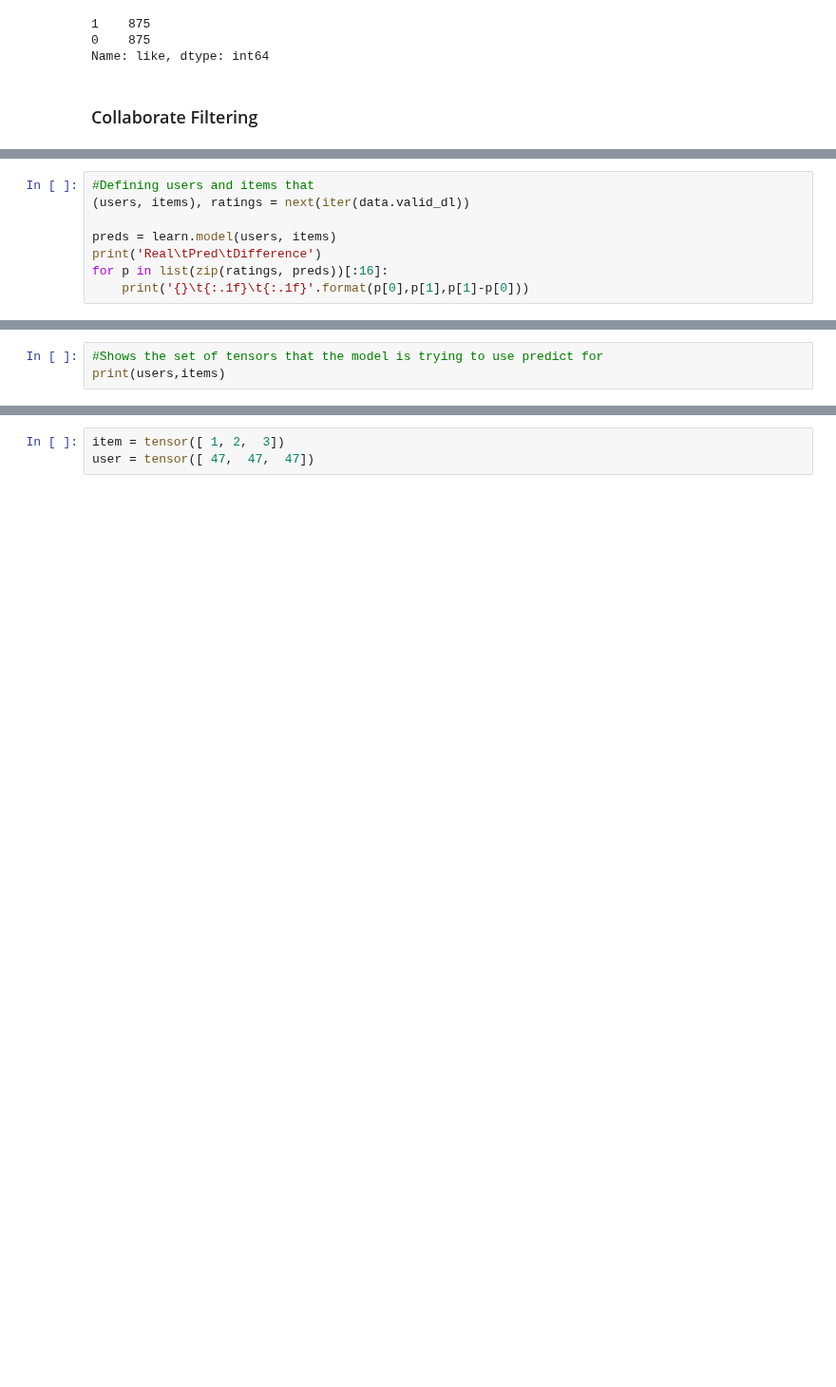
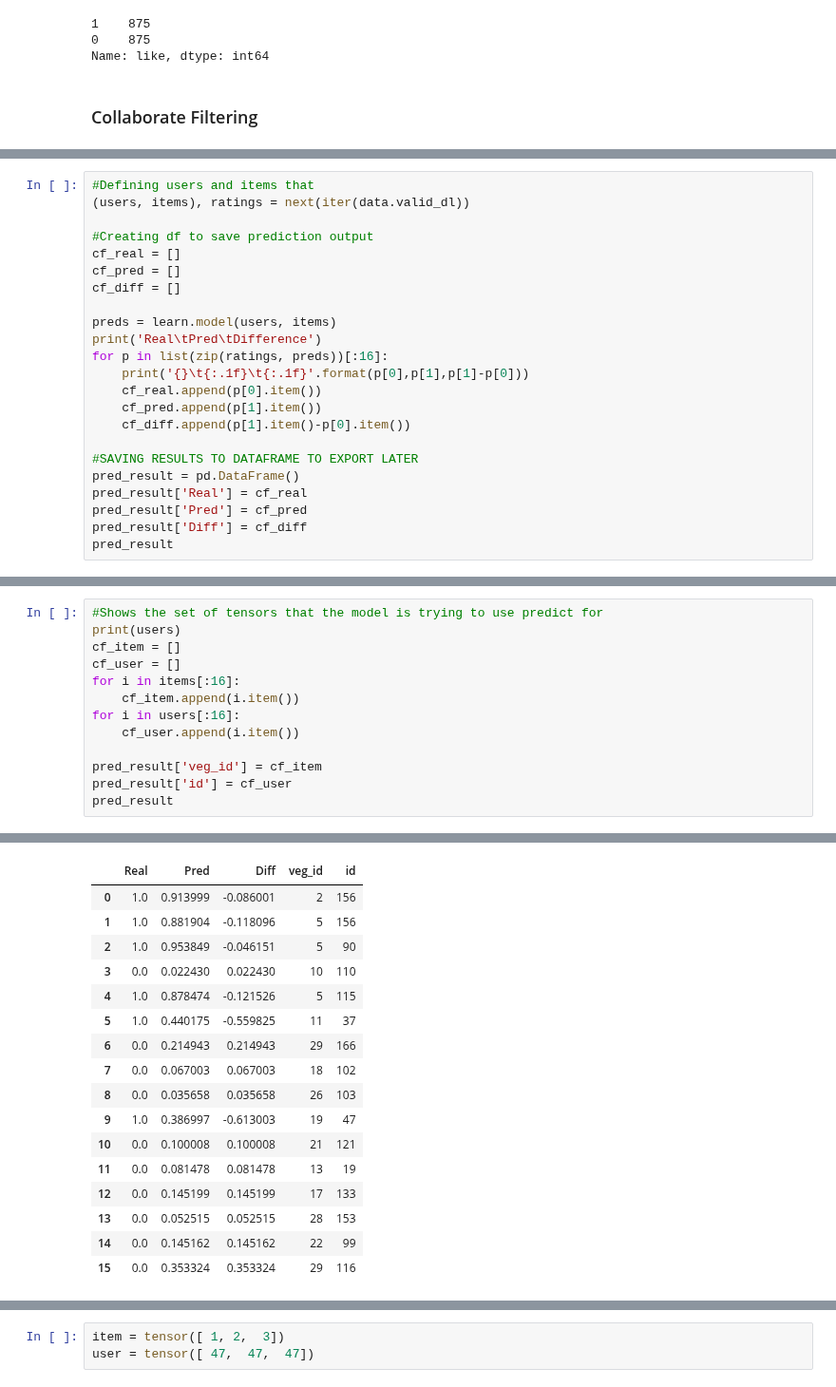
Before and after one commit to PamFernandez/veggie-tales, a Jupyter notebook: data_cleaning.ipynb, the cells around one changed output, grey strips where cells are left out. Shown at 95% size. Cells and saved outputs as stored; diff of their text form; blank space fills up the shorter version.

Commit message:
genre code and create excel file for predictions

```diff
--- a/data_cleaning.ipynb
+++ b/data_cleaning.ipynb
@@ -963,11 +963,26 @@ learn.fit_one_cycle(5, 0.01)
 # %%
 #Defining users and items that
 (users, items), ratings = next(iter(data.valid_dl))
+
+#Creating df to save prediction output
+cf_real = []
+cf_pred = []
+cf_diff = []
 
 preds = learn.model(users, items)
 print('Real\tPred\tDifference')
 for p in list(zip(ratings, preds))[:16]:
     print('{}\t{:.1f}\t{:.1f}'.format(p[0],p[1],p[1]-p[0]))
+    cf_real.append(p[0].item())
+    cf_pred.append(p[1].item())
+    cf_diff.append(p[1].item()-p[0].item())
+
+#SAVING RESULTS TO DATAFRAME TO EXPORT LATER
+pred_result = pd.DataFrame()
+pred_result['Real'] = cf_real
+pred_result['Pred'] = cf_pred
+pred_result['Diff'] = cf_diff
+pred_result
 # %% [output]
 [W ParallelNative.cpp:229] Warning: Cannot set number of intraop threads after parallel work has started or after set_num_threads call when using native parallel backend (function set_num_threads)
 [W ParallelNative.cpp:229] Warning: Cannot set number of intraop threads after parallel work has started or after set_num_threads call when using native parallel backend (function set_num_threads)
@@ -996,4 +1025,14 @@ Real    Pred    Difference
 # %%
 #Shows the set of tensors that the model is trying to use predict for
-print(users,items)
+print(users)
+cf_item = []
+cf_user = []
+for i in items[:16]:
+    cf_item.append(i.item())
+for i in users[:16]:
+    cf_user.append(i.item())
+
+pred_result['veg_id'] = cf_item
+pred_result['id'] = cf_user
+pred_result
 # %% [output]
@@ -1008,3 +1044,20 @@ tensor([ 47,  52,  97,  78, 157, 124,  10,  30, 158,  52, 130,  44,  30,  51,
+|  | Real | Pred | Diff | veg_id | id |
+| 0 | 1.0 | 0.913999 | -0.086001 | 2 | 156 |
+| 1 | 1.0 | 0.881904 | -0.118096 | 5 | 156 |
+| 2 | 1.0 | 0.953849 | -0.046151 | 5 | 90 |
+| 3 | 0.0 | 0.022430 | 0.022430 | 10 | 110 |
+| 4 | 1.0 | 0.878474 | -0.121526 | 5 | 115 |
+| 5 | 1.0 | 0.440175 | -0.559825 | 11 | 37 |
+| 6 | 0.0 | 0.214943 | 0.214943 | 29 | 166 |
+| 7 | 0.0 | 0.067003 | 0.067003 | 18 | 102 |
+| 8 | 0.0 | 0.035658 | 0.035658 | 26 | 103 |
+| 9 | 1.0 | 0.386997 | -0.613003 | 19 | 47 |
+| 10 | 0.0 | 0.100008 | 0.100008 | 21 | 121 |
+| 11 | 0.0 | 0.081478 | 0.081478 | 13 | 19 |
+| 12 | 0.0 | 0.145199 | 0.145199 | 17 | 133 |
+| 13 | 0.0 | 0.052515 | 0.052515 | 28 | 153 |
+| 14 | 0.0 | 0.145162 | 0.145162 | 22 | 99 |
+| 15 | 0.0 | 0.353324 | 0.353324 | 29 | 116 |
 # %%
 user = tensor([47,47,47,47,47,47])
 item = tensor([1,2,3,4,5,6])
```
Also changed, not shown: parts of 17 cells of this notebook, 4 other files.
